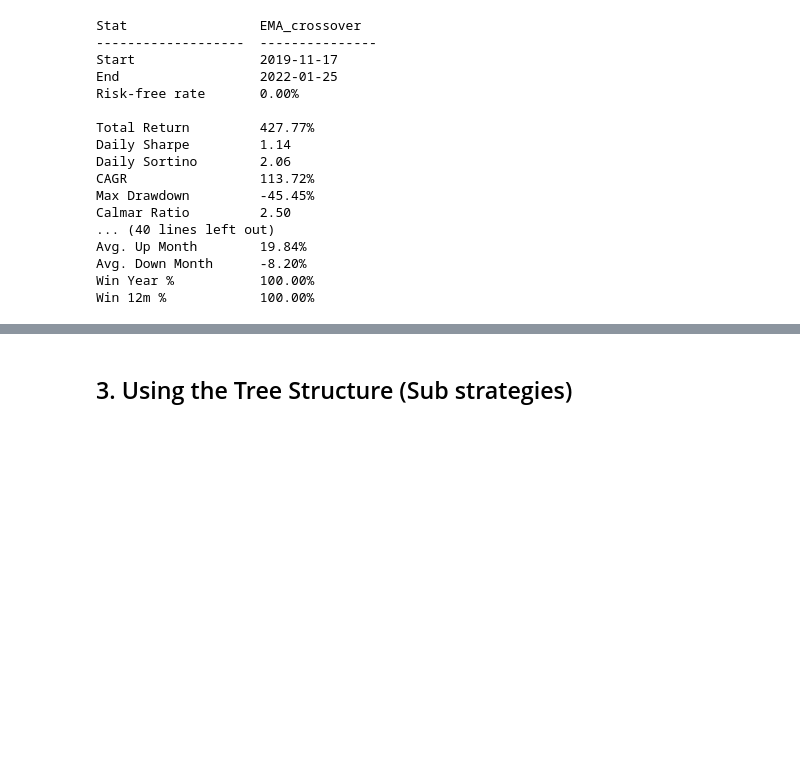
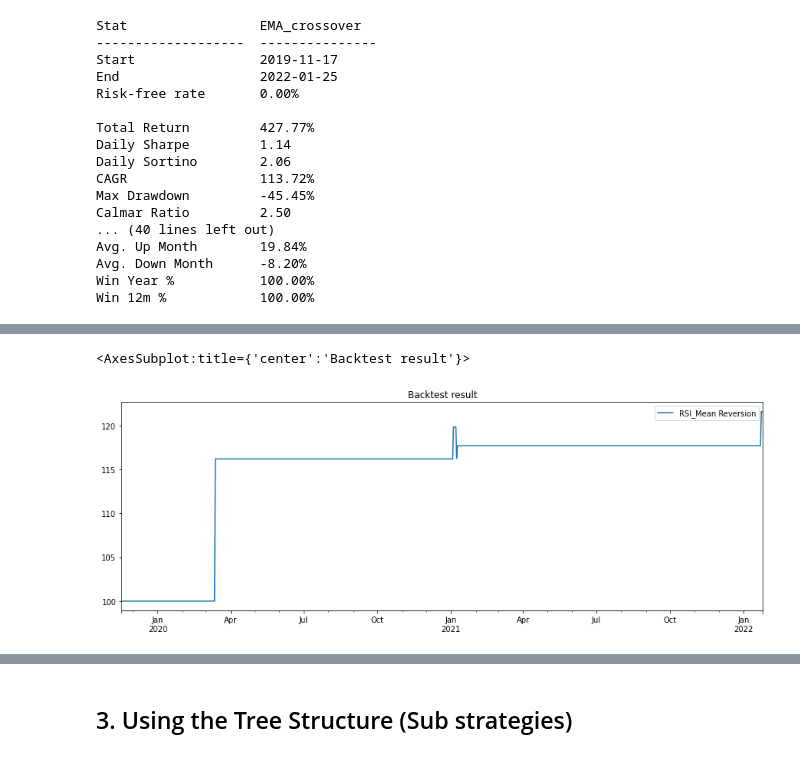
Before and after one commit to gap689/crypto-data-analysis, a Jupyter notebook: tradingmachinelearning/Backtesting.ipynb, the cells around one changed output, grey strips where cells are left out. Cells and saved outputs as stored; diff of their text form; code cells hidden in the pictures; blank space fills up the shorter version.

Commit message:
RSI backstesting strategy

```diff
--- a/tradingmachinelearning/Backtesting.ipynb
+++ b/tradingmachinelearning/Backtesting.ipynb
@@ -296,0 +344,12 @@ Win 12m %            100.00%
+# %%
+#define strategy
+bt_strategy_rsi = bt.Strategy('RSI_Mean Reversion', [bt.algos.WeighTarget(signal_rsi), bt.algos.Rebalance()])
+
+#create backtest
+bt_backtest_rsi = bt.Backtest(bt_strategy_rsi, price_data)
+bt_result_rsi = bt.run(bt_backtest_rsi)
+# %%
+bt_result_rsi.plot(title= 'Backtest result')
+# %% [output]
+<AxesSubplot:title={'center':'Backtest result'}>
+[figure, added]
```
Also changed, not shown: parts of 6 cells of this notebook.
